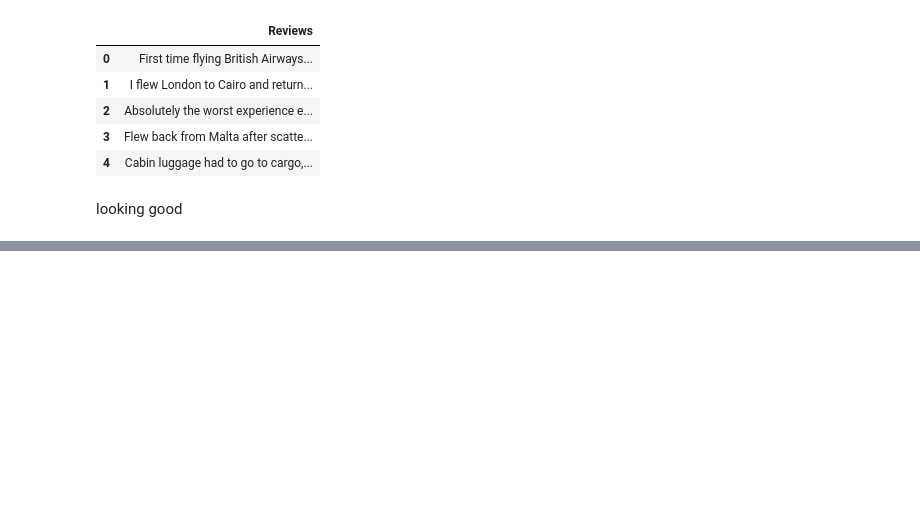
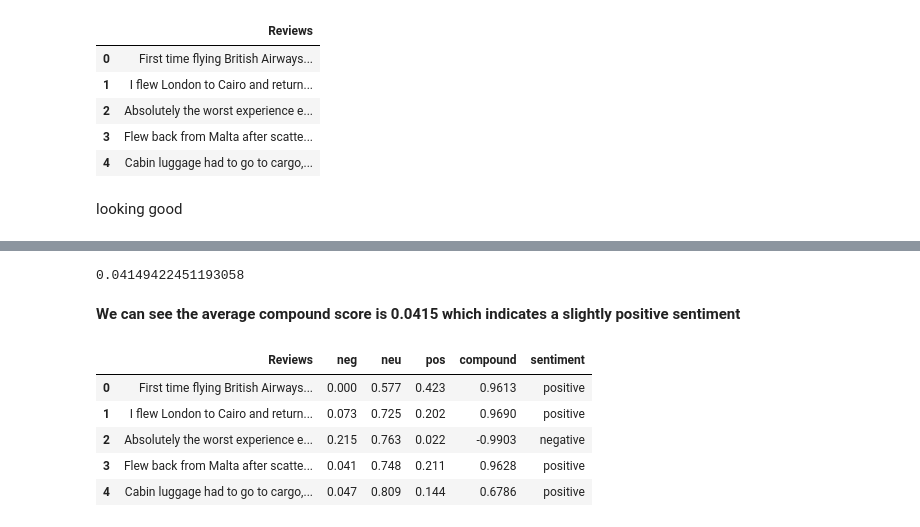
Before and after one commit to 0layiw0la/British-Airways-virtual-internship, a Jupyter notebook: british-airways-task-1.ipynb, the cells around one changed output, grey strips where cells are left out. Cells and saved outputs as stored; diff of their text form; code cells hidden in the pictures; blank space fills up the shorter version.

```diff
--- a/british-airways-task-1.ipynb
+++ b/british-airways-task-1.ipynb
@@ -121,0 +155,6 @@ looking good
+# %%
+(analyzed['compound'].sum() / len(analyzed['compound'])) #computing general average sentiment
+# %% [output]
+0.04149422451193058
+# %% [markdown]
+**We can see the average compound score is 0.0415 which indicates a slightly positive sentiment**
@@ -121,0 +170,9 @@ looking good
+# %%
+analyzed.head()
+# %% [output]
+|  | Reviews | neg | neu | pos | compound | sentiment |
+| 0 | First time flying British Airways... | 0.000 | 0.577 | 0.423 | 0.9613 | positive |
+| 1 | I flew London to Cairo and return... | 0.073 | 0.725 | 0.202 | 0.9690 | positive |
+| 2 | Absolutely the worst experience e... | 0.215 | 0.763 | 0.022 | -0.9903 | negative |
+| 3 | Flew back from Malta after scatte... | 0.041 | 0.748 | 0.211 | 0.9628 | positive |
+| 4 | Cabin luggage had to go to cargo,... | 0.047 | 0.809 | 0.144 | 0.6786 | positive |
```
Also changed, not shown: parts of 18 cells of this notebook.
